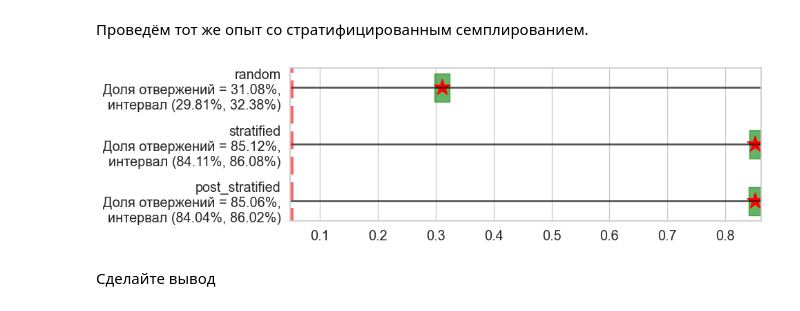
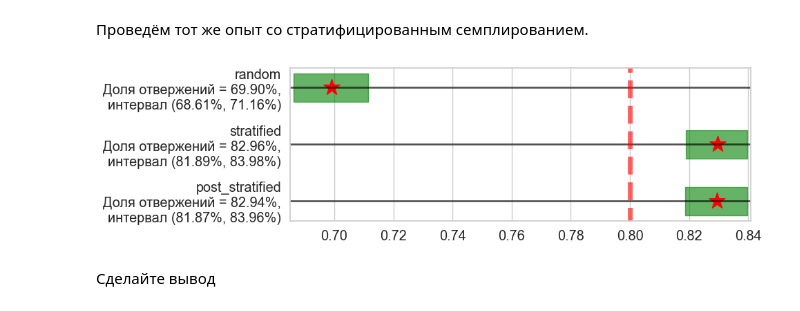
Before and after one commit to NMashalov/2023_OpenMipt_course, a Jupyter notebook: lesson11/stratification_student.ipynb, the cells around one changed output. Cells and saved outputs as stored; diff of their text form; code cells hidden in the pictures.

```diff
--- a/lesson11/stratification_student.ipynb
+++ b/lesson11/stratification_student.ipynb
@@ -327,6 +327,7 @@ Name: sample, dtype: float64
 # %% [markdown]
 Определим функции вычисления стратифицированного среднего и стратифицированного семплирования
 # %%
+from typing import Callable
 def weighted_mean(data, weights):
     '''
     Вычисляет взвешенное среднее.
@@ -351,6 +352,8 @@ def simple_mean(data, weights):
 
     return data['sample'].mean()
 
+
+
 # Напишите функцию стратифицированного семплирования
 def stratified_sampler(data: pd.DataFrame, sample_size: int):
     '''
@@ -369,9 +372,9 @@ def stratified_sampler(data: pd.DataFrame, sample_size: int):
     # Посчитайте размер выборок (умножьте размер сэмпла на веса страт и округлите)
     strata_sample_size = (strata_weights * sample_size).apply(int)
 
+    strat_sampler: Callable[[pd.DataFrameGroupBy], pd.Series]  = lambda x: pd.concat([strata.sample(strata_sample_size[i]) for (i,strata) in x],axis=0)
     # Генерируем выборки для каждой страты отдельно
-    a_group = pd.concat([strata.sample(strata_sample_size[i]) for (i,strata) in groupped],axis=0)
-    b_group = pd.concat([strata.sample(strata_sample_size[i]) for (i,strata) in groupped],axis=0)
+    a_group,b_group = map(strat_sampler, [groupped]*2)
     return a_group,  b_group
 
 def sample_mean_diff(sampler, mean_function, data, sample_size, n_iter):
@@ -622,7 +426,7 @@ labels = [
     'Случайное семплир.',
     'Случайное семплир. \n+ постстратиф.',
     'Стратиф. семплир.',
-    'Стратиф. семплир. без учета'
+    'Стратиф. семплир. обычное среднее'
 ]
 
 plt.figure(figsize=(12, 5))
@@ -967,9 +773,9 @@ AA_test(generate_data, random_sampler, n_iter=n_iter, effect=0.5);
 # %% [markdown]
 Проведём тот же опыт со стратифицированным семплированием.
 # %%
-AA_test(generate_data, stratified_sampler, n_iter=n_iter, effect=0.5);
+AA_test(generate_data, stratified_sampler, n_iter=n_iter, effect=0.1,alpha=0.8);
 # %% [output]
-[figure, old version]
+[figure, new version]
 # %% [markdown]
 Сделайте вывод
 # %% [markdown]
```
Also changed, not shown: parts of 20 cells of this notebook.
